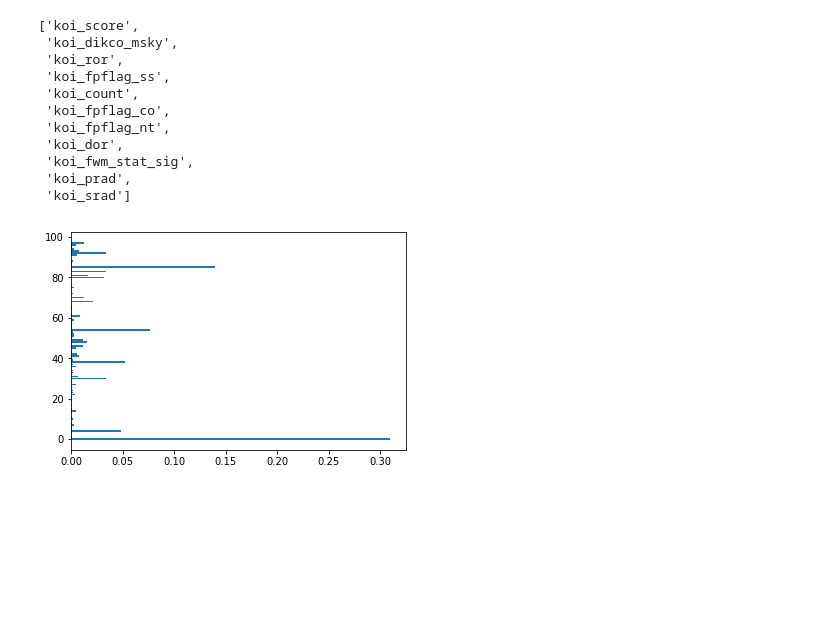
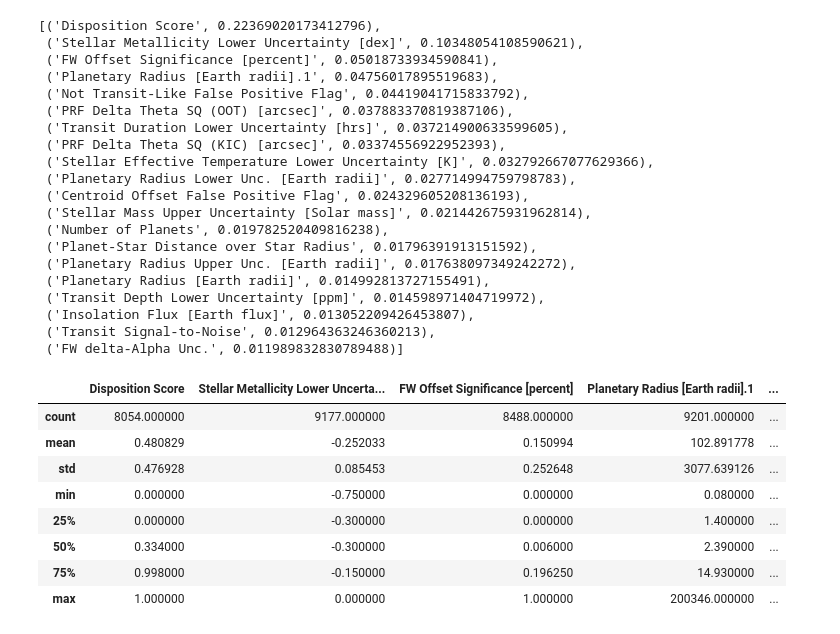
Before and after one commit to josiahcoad/LaSerenaDataScience, a Jupyter notebook: Expermental.ipynb, the cells around one changed output. Cells and saved outputs as stored; diff of their text form; code cells hidden in the pictures; blank space fills up the shorter version.

```diff
--- a/Expermental.ipynb
+++ b/Expermental.ipynb
@@ -110,22 +133,41 @@ Contamination:           0.007199999999999984
 # %%
-values = list(zip(features, clf.feature_importances_))
-plt.barh(range(len(clf.feature_importances_)), [x[1] for x in values])
+values = list(zip(data[feature_names], clf.feature_importances_))
+#plt.barh(range(len(clf.feature_importances_)), [x[1] for x in values])
 sortd = sorted(values, reverse = True, key= lambda x: x[1])[:20]
-most_important = [s[0] for s in sortd if 'err' not in s[0]]
-# we dont want any features which have 'Uncertainty'
-#most_important = [x for x in most_important if 'Uncertainty' not in x]
-#most_important
-most_important
+important_names = [s[0] for s in sortd]
+sortd
 # %% [output]
-['koi_score',
- 'koi_dikco_msky',
- 'koi_ror',
- 'koi_fpflag_ss',
- 'koi_count',
- 'koi_fpflag_co',
- 'koi_fpflag_nt',
- 'koi_dor',
- 'koi_fwm_stat_sig',
- 'koi_prad',
- 'koi_srad']
+[('Disposition Score', 0.22369020173412796),
+ ('Stellar Metallicity Lower Uncertainty [dex]', 0.10348054108590621),
+ ('FW Offset Significance [percent]', 0.05018733934590841),
+ ('Planetary Radius [Earth radii].1', 0.04756017895519683),
+ ('Not Transit-Like False Positive Flag', 0.04419041715833792),
+ ('PRF Delta Theta SQ (OOT) [arcsec]', 0.037883370819387106),
+ ('Transit Duration Lower Uncertainty [hrs]', 0.037214900633599605),
+ ('PRF Delta Theta SQ (KIC) [arcsec]', 0.03374556922952393),
+ ('Stellar Effective Temperature Lower Uncertainty [K]', 0.032792667077629366),
+ ('Planetary Radius Lower Unc. [Earth radii]', 0.027714994759798783),
+ ('Centroid Offset False Positive Flag', 0.024329605208136193),
+ ('Stellar Mass Upper Uncertainty [Solar mass]', 0.021442675931962814),
+ ('Number of Planets', 0.019782520409816238),
+ ('Planet-Star Distance over Star Radius', 0.01796391913151592),
+ ('Planetary Radius Upper Unc. [Earth radii]', 0.017638097349242272),
+ ('Planetary Radius [Earth radii]', 0.014992813727155491),
+ ('Transit Depth Lower Uncertainty [ppm]', 0.014598971404719972),
+ ('Insolation Flux [Earth flux]', 0.013052209426453807),
+ ('Transit Signal-to-Noise', 0.012964363246360213),
+ ('FW delta-Alpha Unc.', 0.011989832830789488)]
-[figure, removed]
+# %%
+# A quick look at the count of null values in the original data
+important_withnulls = raw[[*important_names, target_name]]
+important_withnulls.describe()
+# %% [output]
+|  | Disposition Score | Stellar Metallicity Lower Uncerta... | FW Offset Significance [percent] | Planetary Radius [Earth radii].1 | ... |
+| count | 8054.000000 | 9177.000000 | 8488.000000 | 9201.000000 | ... |
+| mean | 0.480829 | -0.252033 | 0.150994 | 102.891778 | ... |
+| std | 0.476928 | 0.085453 | 0.252648 | 3077.639126 | ... |
+| min | 0.000000 | -0.750000 | 0.000000 | 0.080000 | ... |
+| 25% | 0.000000 | -0.300000 | 0.000000 | 1.400000 | ... |
+| 50% | 0.334000 | -0.300000 | 0.006000 | 2.390000 | ... |
+| 75% | 0.998000 | -0.150000 | 0.196250 | 14.930000 | ... |
+| max | 1.000000 | 0.000000 | 1.000000 | 200346.000000 | ... |
```
Also changed, not shown: parts of 14 cells of this notebook.
